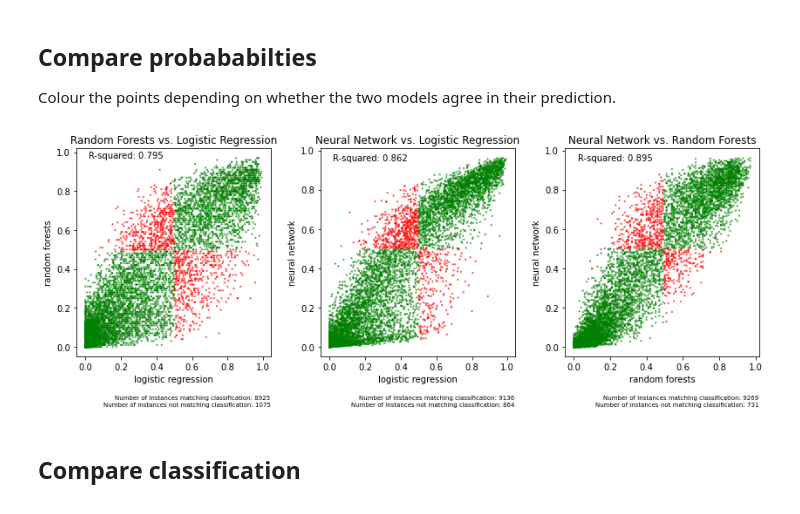
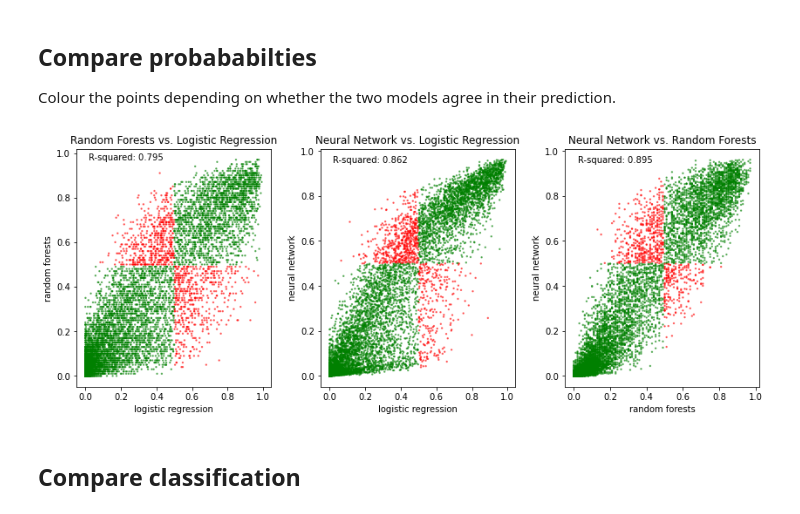
Before and after one commit to samuel-book/samuel-1, a Jupyter notebook: _sources/ensemble/compare_model_outputs.ipynb, the cells around one changed output. Saved outputs shown, nothing was run; the diff lists cells and outputs as text; code cells hidden in the pictures.

```diff
--- a/_sources/ensemble/compare_model_outputs.ipynb
+++ b/_sources/ensemble/compare_model_outputs.ipynb
@@ -66,16 +66,6 @@ ax1.set_ylabel('random forests')
 ax1.set_title('Random Forests vs. Logistic Regression')
 txt = f'R-squared: {r_square:0.3f}'
 ax1.text(0.02, 0.97, txt)
-# add a footnote below and to the right side of the chart about the count of
-# instance with matching classification
-count_c = c.value_counts()
-txt = f'Number of instances matching classification: {count_c.at["g"]}'
-ax1.annotate(txt, xy = (1.0, -0.2), xycoords='axes fraction', ha='right',
-             va="center", fontsize=7)
-txt = f'Number of instances not matching classification: {count_c.at["r"]}'
-ax1.annotate(txt, xy = (1.0, -0.23), xycoords='axes fraction', ha='right',
-             va="center", fontsize=7)
-
 
 # Neural network vs. Logistic Regression
 ax2 = fig.add_subplot(132)
@@ -86,53 +76,35 @@ c = set_point_colour(model_probs_test['logistic_regression'],
                      cut_off)
 ax2.scatter(model_probs_test['logistic_regression'],
             model_probs_test['neural_net'],
             alpha=0.5, s=2, color = c)
 ax2.set_xlabel('logistic regression')
 ax2.set_ylabel('neural network')
 ax2.set_title('Neural Network vs. Logistic Regression')
 txt = f'R-squared: {r_square:0.3f}'
 ax2.text(0.02, 0.95, txt)
-# add a footnote below and to the right side of the chart about the count of
-# instance with matching classification
-count_c = c.value_counts()
-txt = f'Number of instances matching classification: {count_c.at["g"]}'
-ax2.annotate(txt, xy = (1.0, -0.2), xycoords='axes fraction', ha='right',
-             va="center", fontsize=7)
-txt = f'Number of instances not matching classification: {count_c.at["r"]}'
-ax2.annotate(txt, xy = (1.0, -0.23), xycoords='axes fraction', ha='right',
-             va="center", fontsize=7)
-
 
 # Neural Network vs. Random Forests
 ax3 = fig.add_subplot(133)
 r_square = np.corrcoef(model_probs_test['random_forest'],
            model_probs_test['neural_net'])[0][1] ** 2
 c = set_point_colour(model_probs_test['neural_net'],
                      model_probs_test['random_forest'],
                      cut_off)
 ax3.scatter(model_probs_test['random_forest'],
            model_probs_test['neural_net'],
            alpha=0.5, s=2, color = c)
 ax3.set_xlabel('random forests')
 ax3.set_ylabel('neural network')
 ax3.set_title('Neural Network vs. Random Forests')
 txt = f'R-squared: {r_square:0.3f}'
 ax3.text(0.02, 0.95, txt)
-# add a footnote below and to the right side of the chart about the count of
-# instance with matching classification
-count_c = c.value_counts()
-txt = f'Number of instances matching classification: {count_c.at["g"]}'
-ax3.annotate(txt, xy = (1.0, -0.2), xycoords='axes fraction', ha='right',
-             va="center", fontsize=7)
-txt = f'Number of instances not matching classification: {count_c.at["r"]}'
-ax3.annotate(txt, xy = (1.0, -0.23), xycoords='axes fraction', ha='right',
-             va="center", fontsize=7)
+
 
 plt.tight_layout(pad=2)
 plt.savefig('./ensemble_output/model_fits_scatter.png', dpi=300)
 plt.show()
 # %% [output]
-[figure, old version]
+[figure, new version]
 # %% [markdown]
 ## Compare classification
 # %%
```
Also changed, not shown: 3 other files.
